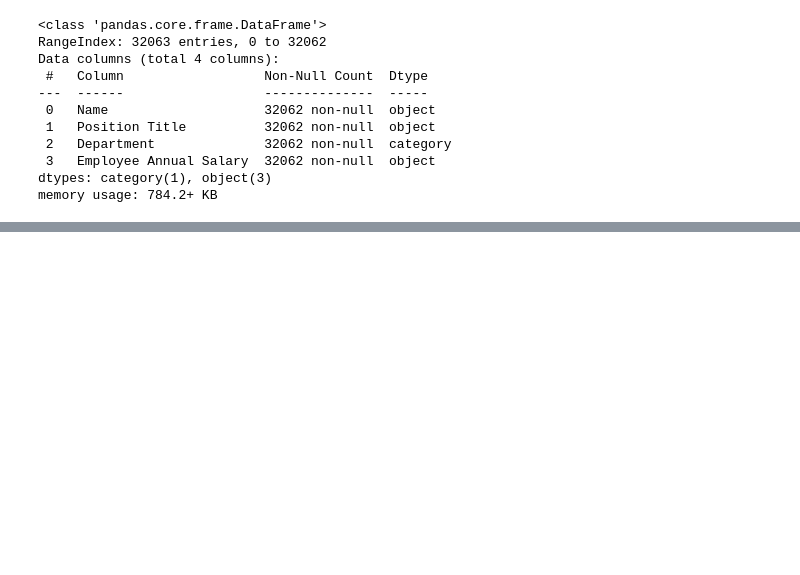
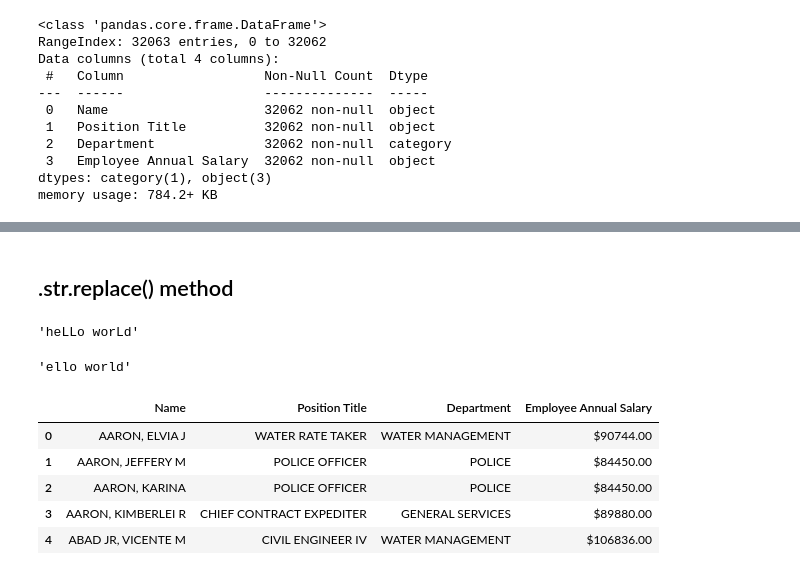
Before and after one commit to jack-cao-623/python_learning, a Jupyter notebook: pandas_working_with_text.ipynb, the cells around one changed output, grey strips where cells are left out. Saved outputs shown, nothing was run; the diff lists cells and outputs as text; code cells hidden in the pictures; blank space fills up the shorter version.

```diff
--- a/pandas_working_with_text.ipynb
+++ b/pandas_working_with_text.ipynb
@@ -111,0 +188,36 @@ chicago = chicago.dropna(how = 'all')
+# %% [markdown]
+## .str.replace() method
+# %%
+# import data
+chicago = pd.read_csv(
+    'https://raw.githubusercontent.com/jack-cao-623/python_learning/main/pandas/chicago.csv'
+)
+
+# convert 'Department' to category for memory savings
+chicago['Department'] = chicago['Department'].astype('category')
+
+# drop rows where all values are missing
+chicago = chicago.dropna(how = 'all')
+# %%
+# replace lowercase l with uppercase L
+'hello world'.replace('l', 'L')
+# %% [output]
+'heLLo worLd'
+# %%
+# replace h with space ''
+'hello world'.replace('h', '')
+# %% [output]
+'ello world'
+# %%
+# in 'Department', replace 'MGMNT' with 'MANAGEMENT'
+chicago['Department'] = chicago['Department'].str.replace('MGMNT', 'MANAGEMENT').astype('category')   # .str.replace() turns it back to a string; turn it into category again
+
+# examine
+chicago.head()
+# %% [output]
+|  | Name | Position Title | Department | Employee Annual Salary |
+| 0 | AARON, ELVIA J | WATER RATE TAKER | WATER MANAGEMENT | $90744.00 |
+| 1 | AARON, JEFFERY M | POLICE OFFICER | POLICE | $84450.00 |
+| 2 | AARON, KARINA | POLICE OFFICER | POLICE | $84450.00 |
+| 3 | AARON, KIMBERLEI R | CHIEF CONTRACT EXPEDITER | GENERAL SERVICES | $89880.00 |
+| 4 | ABAD JR, VICENTE M | CIVIL ENGINEER IV | WATER MANAGEMENT | $106836.00 |
```
Also changed, not shown: parts of 19 cells of this notebook.
